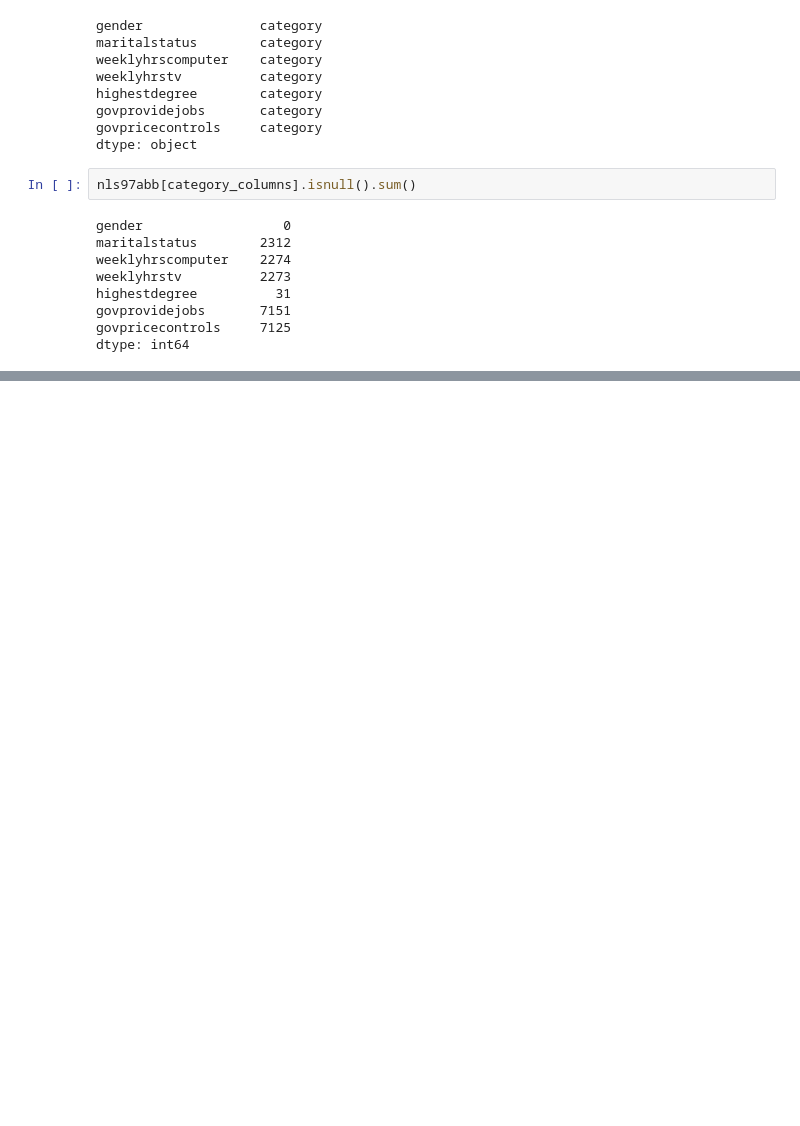
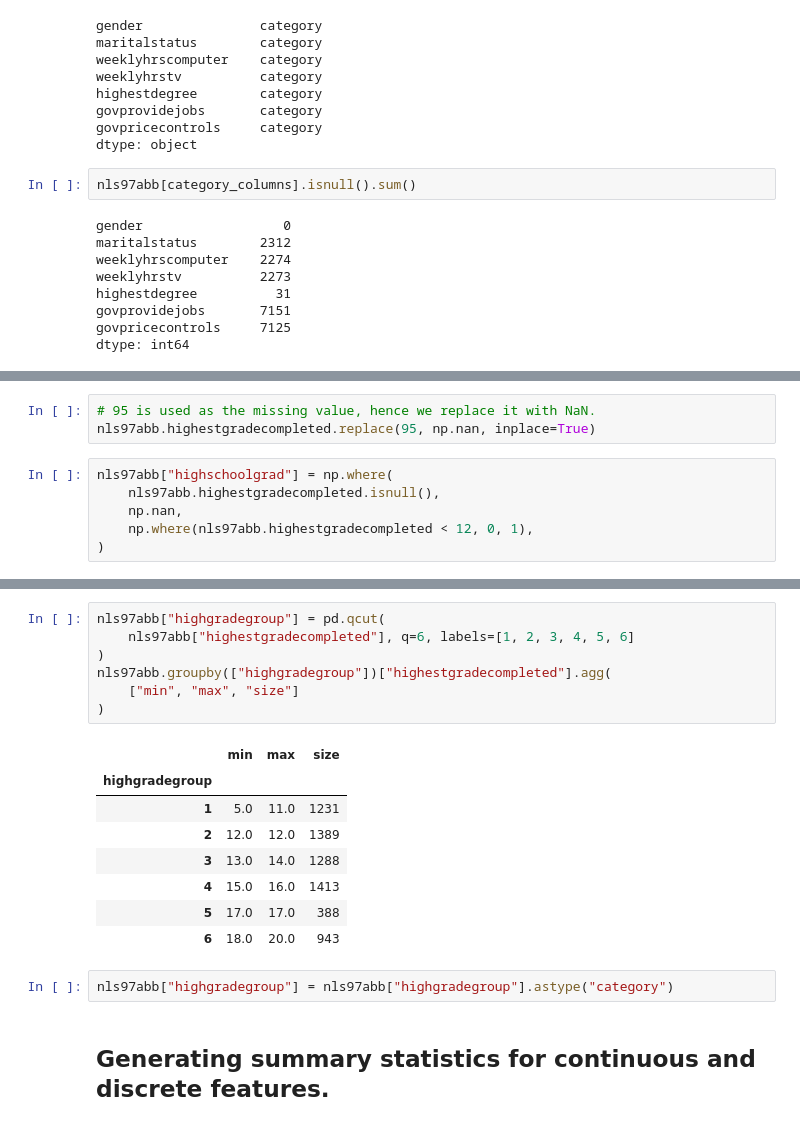
Before and after one commit to alextanhongpin/data-cleaning-and-exploration-with-machine-learning, a Jupyter notebook: 01-basic.ipynb, the cells around one changed output, grey strips where cells are left out. Saved outputs shown, nothing was run; the diff lists cells and outputs as text; blank space fills up the shorter version.

```diff
--- a/01-basic.ipynb
+++ b/01-basic.ipynb
@@ -270,0 +296,9 @@ dtype: int64
+# %%
+# 95 is used as the missing value, hence we replace it with NaN.
+nls97abb.highestgradecompleted.replace(95, np.nan, inplace=True)
+# %%
+nls97abb["highschoolgrad"] = np.where(
+    nls97abb.highestgradecompleted.isnull(),
+    np.nan,
+    np.where(nls97abb.highestgradecompleted < 12, 0, 1),
+)
@@ -270,0 +316,20 @@ dtype: int64
+# %%
+nls97abb["highgradegroup"] = pd.qcut(
+    nls97abb["highestgradecompleted"], q=6, labels=[1, 2, 3, 4, 5, 6]
+)
+nls97abb.groupby(["highgradegroup"])["highestgradecompleted"].agg(
+    ["min", "max", "size"]
+)
+# %% [output]
+|  | min | max | size |
+| highgradegroup |  |  |  |
+| 1 | 5.0 | 11.0 | 1231 |
+| 2 | 12.0 | 12.0 | 1389 |
+| 3 | 13.0 | 14.0 | 1288 |
+| 4 | 15.0 | 16.0 | 1413 |
+| 5 | 17.0 | 17.0 | 388 |
+| 6 | 18.0 | 20.0 | 943 |
+# %%
+nls97abb["highgradegroup"] = nls97abb["highgradegroup"].astype("category")
+# %% [markdown]
+## Generating summary statistics for continuous and discrete features.
```
Also changed, not shown: parts of 4 cells of this notebook.
